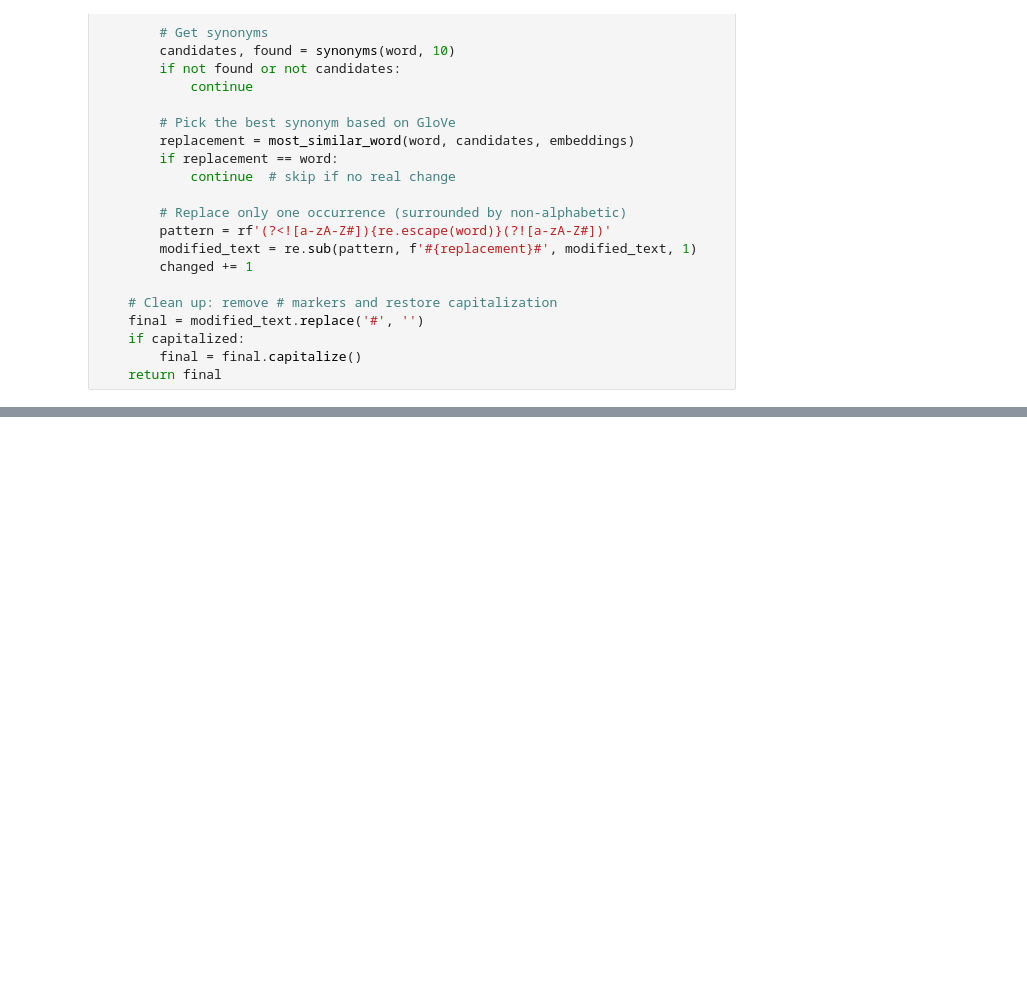
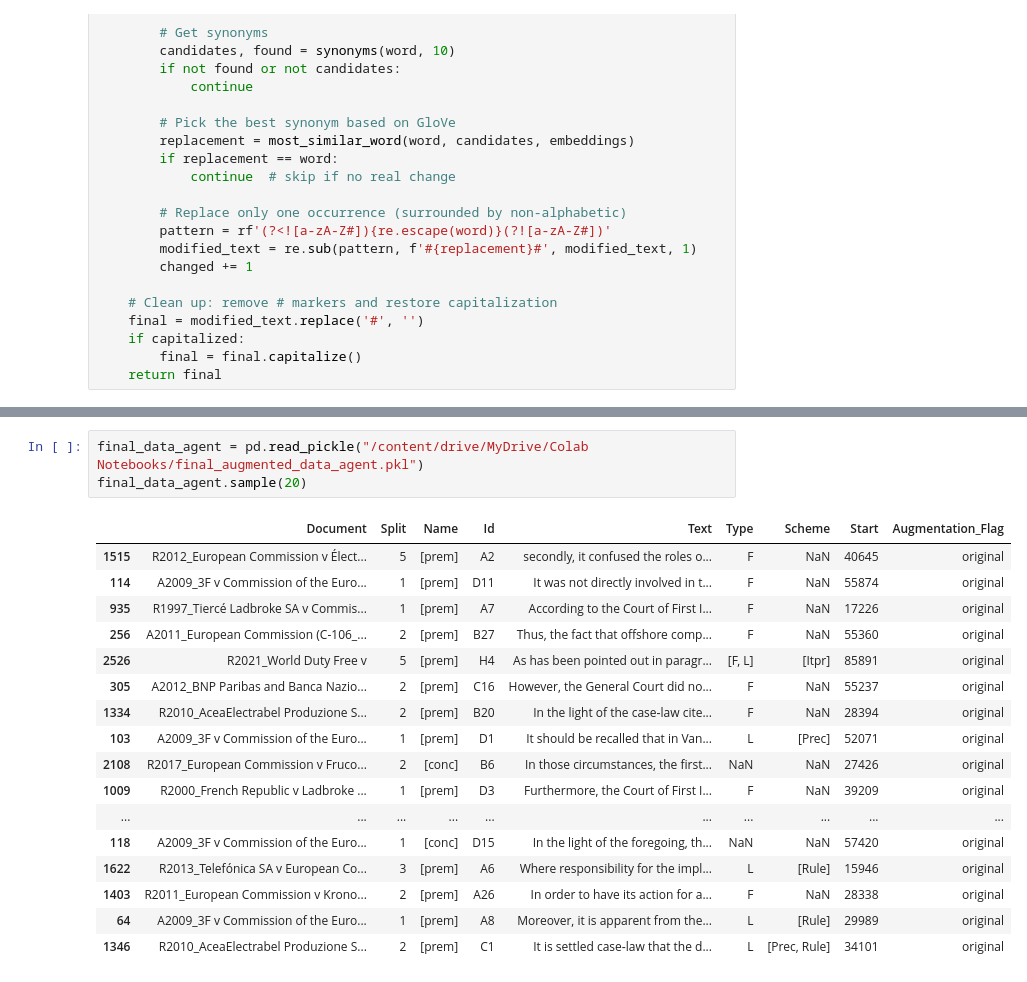
Before and after one commit to safoura-banihashemi/Augmentation_Legal_Texts, a Jupyter notebook: Augmentation_NLP_Project.ipynb, the cells around one changed output, grey strips where cells are left out. Cells and saved outputs as stored; diff of their text form; blank space fills up the shorter version.

```diff
--- a/Augmentation_NLP_Project.ipynb
+++ b/Augmentation_NLP_Project.ipynb
@@ -852,0 +881,21 @@ Name augmented data saved to: /content/augmented_name_POS.txt
+# %%
+final_data_agent = pd.read_pickle("/content/drive/MyDrive/Colab Notebooks/final_augmented_data_agent.pkl")
+final_data_agent.sample(20)
+# %% [output]
+|  | Document | Split | Name | Id | Text | Type | Scheme | Start | Augmentation_Flag |
+| 1515 | R2012_European Commission v Élect... | 5 | [prem] | A2 | secondly, it confused the roles o... | F | NaN | 40645 | original |
+| 114 | A2009_3F v Commission of the Euro... | 1 | [prem] | D11 | It was not directly involved in t... | F | NaN | 55874 | original |
+| 935 | R1997_Tiercé Ladbroke SA v Commis... | 1 | [prem] | A7 | According to the Court of First I... | F | NaN | 17226 | original |
+| 256 | A2011_European Commission (C-106_... | 2 | [prem] | B27 | Thus, the fact that offshore comp... | F | NaN | 55360 | original |
+| 2526 | R2021_World Duty Free v | 5 | [prem] | H4 | As has been pointed out in paragr... | [F, L] | [Itpr] | 85891 | original |
+| 305 | A2012_BNP Paribas and Banca Nazio... | 2 | [prem] | C16 | However, the General Court did no... | F | NaN | 55237 | original |
+| 1334 | R2010_AceaElectrabel Produzione S... | 2 | [prem] | B20 | In the light of the case‑law cite... | F | NaN | 28394 | original |
+| 103 | A2009_3F v Commission of the Euro... | 1 | [prem] | D1 | It should be recalled that in Van... | L | [Prec] | 52071 | original |
+| 2108 | R2017_European Commission v Fruco... | 2 | [conc] | B6 | In those circumstances, the first... | NaN | NaN | 27426 | original |
+| 1009 | R2000_French Republic v Ladbroke ... | 1 | [prem] | D3 | Furthermore, the Court of First I... | F | NaN | 39209 | original |
+| ... | ... | ... | ... | ... | ... | ... | ... | ... | ... |
+| 118 | A2009_3F v Commission of the Euro... | 1 | [conc] | D15 | In the light of the foregoing, th... | NaN | NaN | 57420 | original |
+| 1622 | R2013_Telefónica SA v European Co... | 3 | [prem] | A6 | Where responsibility for the impl... | L | [Rule] | 15946 | original |
+| 1403 | R2011_European Commission v Krono... | 2 | [prem] | A26 | In order to have its action for a... | F | NaN | 28338 | original |
+| 64 | A2009_3F v Commission of the Euro... | 1 | [prem] | A8 | Moreover, it is apparent from the... | L | [Rule] | 29989 | original |
+| 1346 | R2010_AceaElectrabel Produzione S... | 2 | [prem] | C1 | It is settled case‑law that the d... | L | [Prec, Rule] | 34101 | original |
```
Also changed, not shown: parts of 41 cells of this notebook.
